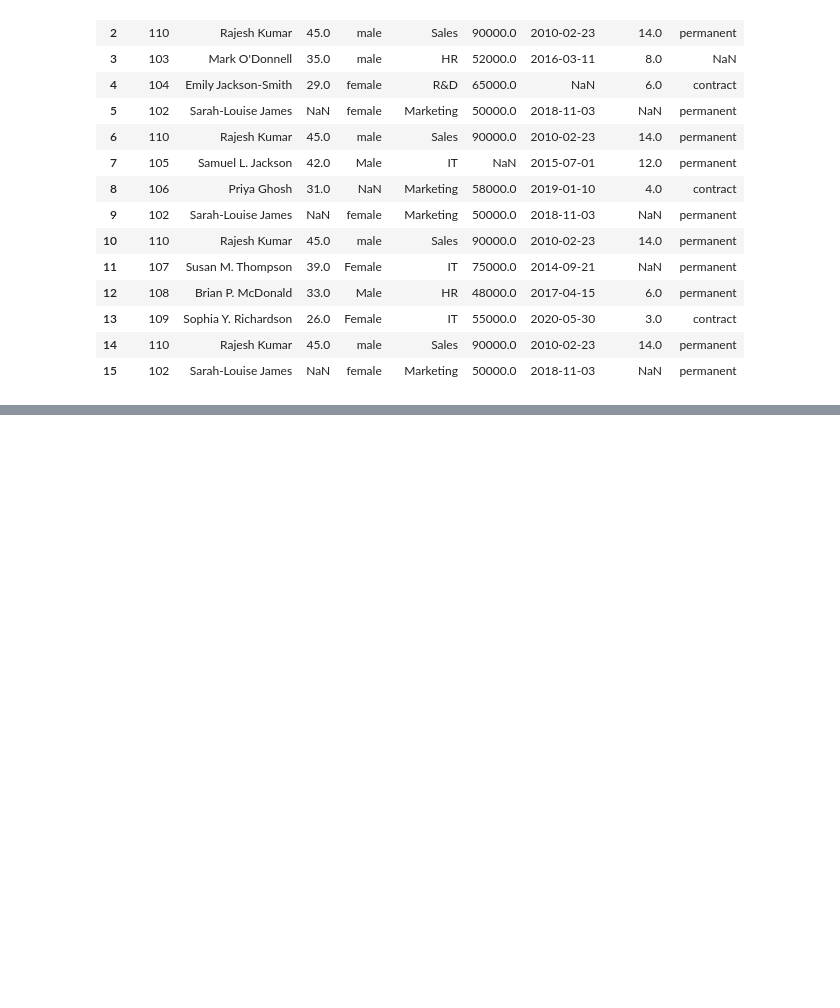
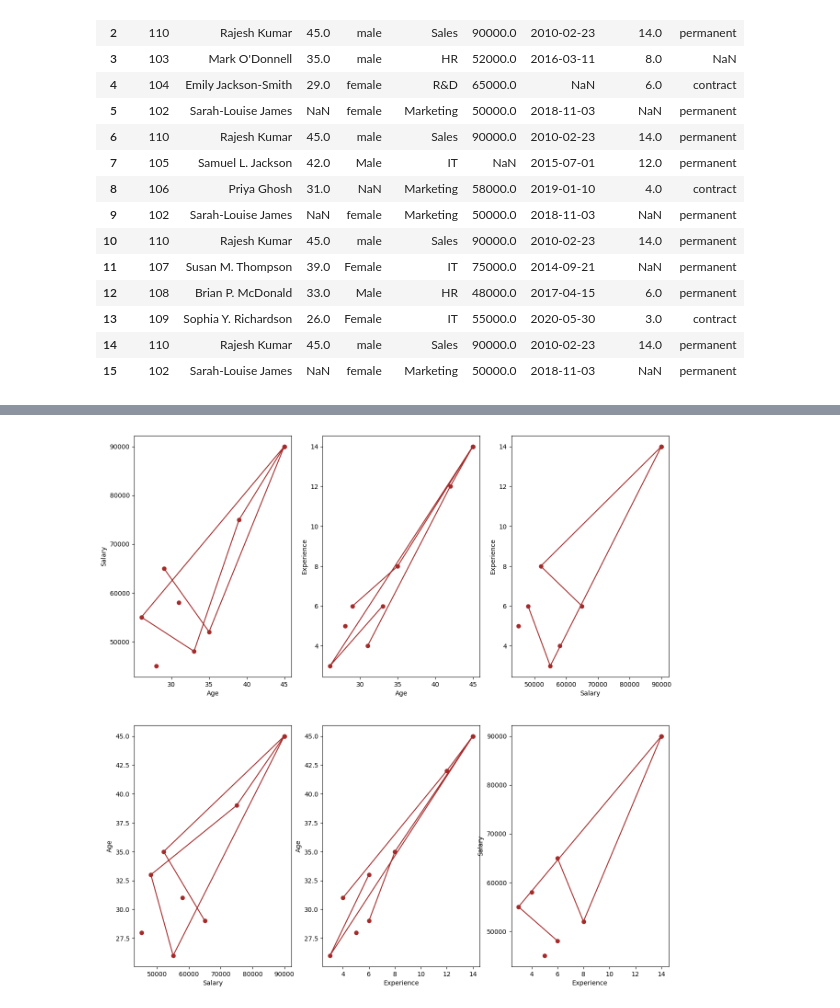
Before and after one commit to dpkasahu/numpy, a Jupyter notebook: DataVisualisation.ipynb, the cells around one changed output, grey strips where cells are left out. Cells and saved outputs as stored; diff of their text form; code cells hidden in the pictures; blank space fills up the shorter version.

```diff
--- a/DataVisualisation.ipynb
+++ b/DataVisualisation.ipynb
@@ -77,0 +79,37 @@ plt.figure(figsize=(10,10))
+# %%
+plt.figure(figsize=(15,15))
+
+plt.subplot(2,3,1)
+plt.plot(df['age'], df['salary'], color='brown', marker='o')
+plt.xlabel('Age')
+plt.ylabel('Salary')
+
+plt.subplot(2,3,2)
+plt.plot(df['age'], df['exp_years'], color='brown', marker='o')
+plt.xlabel('Age')
+plt.ylabel('Experience')
+
+plt.subplot(2,3,3)
+plt.plot(df['salary'], df['exp_years'], color='brown', marker='o')
+plt.xlabel('Salary')
+plt.ylabel('Experience')
+
+plt.subplot(2,3,4)
+plt.plot(df['salary'], df['age'], color='brown', marker='o')
+plt.xlabel('Salary')
+plt.ylabel('Age')
+
+plt.subplot(2,3,5)
+plt.plot(df['exp_years'], df['age'], color='brown', marker='o')
+plt.xlabel('Experience')
+plt.ylabel('Age')
+
+plt.subplot(2,3,6)
+plt.plot(df['exp_years'], df['salary'], color='brown', marker='o')
+plt.xlabel('Experience')
+plt.ylabel('Salary')
+plt.show()
+
+# plt.subplot(row,column,index)
+# %% [output]
+[figure, added]
```
Also changed, not shown: parts of 1 cell of this notebook.
